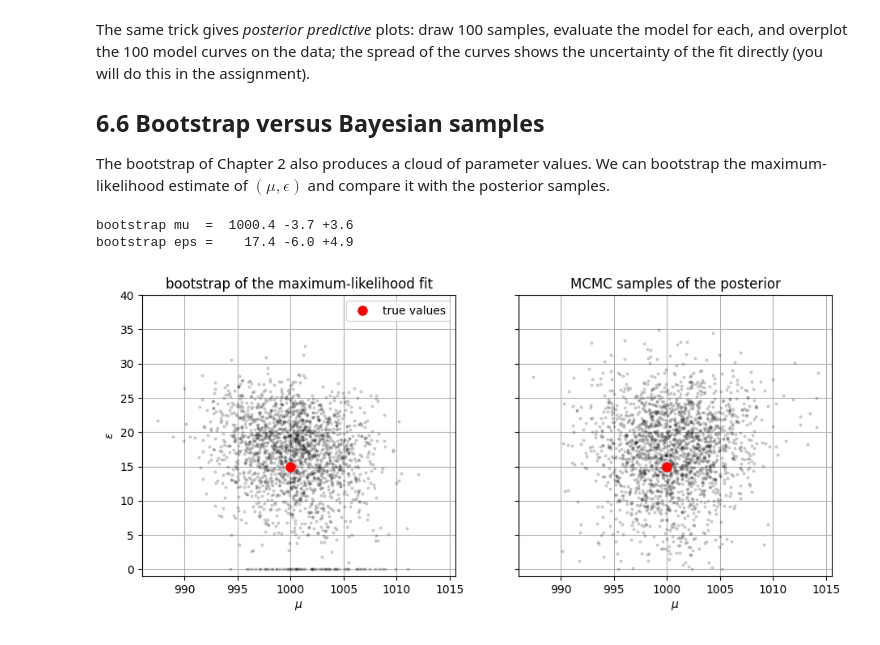
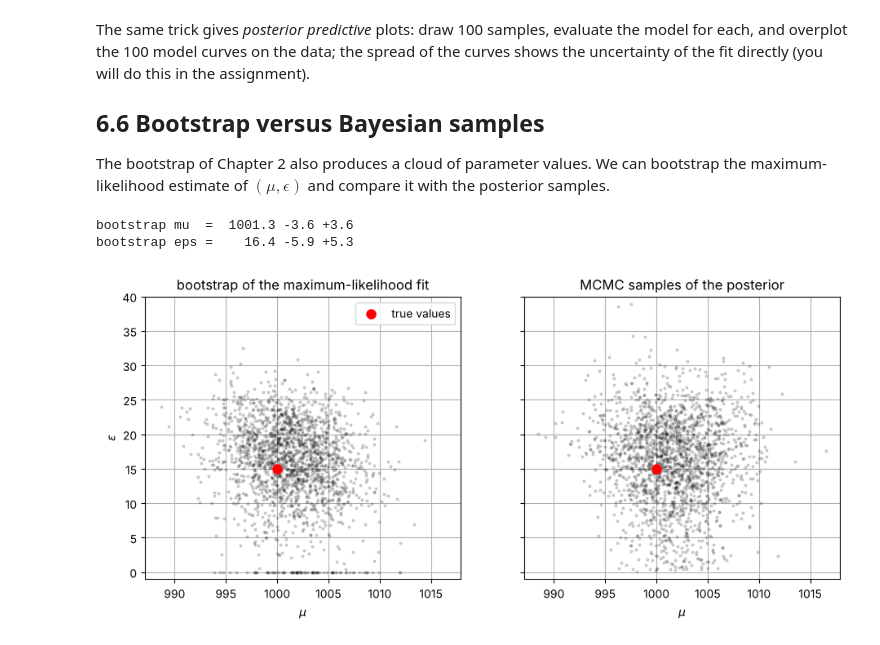
Before and after one commit to sjoertvv/BASTA-lecture-notes, a Jupyter notebook: 06_mcmc.ipynb, the cells around one changed output. Cells and saved outputs as stored; diff of their text form; code cells hidden in the pictures.

Commit message:
Blinky: model variance in the intrinsic-scatter likelihood; simpler Metropolis speedrun; axioms vs definition in Ch 3

```diff
--- a/06_mcmc.ipynb
+++ b/06_mcmc.ipynb
@@ -226,7 +244,7 @@ We sample the posterior of $(\mu, \epsilon)$ for the photon-counts data, which w
 # %%
-def log_likelihood(theta, y, sigma_y):
+def log_likelihood(theta, y):
     mu, eps = theta
-    s2 = sigma_y**2 + eps**2
+    s2 = mu + eps**2                          # Poisson variance of the counts, plus the intrinsic variance
     return -0.5 * np.sum(np.log(2 * np.pi * s2) + (y - mu)**2 / s2)
 
 def log_prior(theta):
@@ -235,19 +253,19 @@ def log_prior(theta):
         return -np.inf
     return 0.0
 
-def log_posterior(theta, y, sigma_y):
+def log_posterior(theta, y):
     lp = log_prior(theta)
     if not np.isfinite(lp):
         return -np.inf
-    return lp + log_likelihood(theta, y, sigma_y)
+    return lp + log_likelihood(theta, y)
 
 # start the walkers in a small ball around the maximum-likelihood solution
-theta_ml = optimize.minimize(lambda th: -log_posterior(th, y, sigma_y), x0=[900, 5], method="Nelder-Mead").x
+theta_ml = optimize.minimize(lambda th: -log_posterior(th, y), x0=[900, 5], method="Nelder-Mead").x
 n_walkers, n_dim = 32, 2
 p0 = theta_ml + np.array([1.0, 1.0]) * rng.normal(size=(n_walkers, n_dim))
 p0[:, 1] = np.abs(p0[:, 1])                # keep eps positive
 
-sampler = emcee.EnsembleSampler(n_walkers, n_dim, log_posterior, args=(y, sigma_y))
+sampler = emcee.EnsembleSampler(n_walkers, n_dim, log_posterior, args=(y,))
 sampler.run_mcmc(p0, 3000, progress=False);
 # %% [markdown]
 ### Inspect the chains
@@ -312,25 +330,25 @@ The bootstrap of Chapter 2 also produces a cloud of parameter values. We can boo
 # %%
 B = 2000
 theta_boot = np.zeros((B, 2))
 for b in range(B):
     idx = rng.integers(0, N, size=N)
-    theta_boot[b] = optimize.minimize(lambda th: -log_likelihood(th, y[idx], sigma_y[idx]),
+    theta_boot[b] = optimize.minimize(lambda th: -log_likelihood(th, y[idx]),
                                       x0=theta_ml, method="Nelder-Mead").x
 theta_boot[:, 1] = np.abs(theta_boot[:, 1])      # the likelihood only depends on eps^2; fold negative solutions back
 
 fig, axs = plt.subplots(1, 2, figsize=(11, 4.5), sharex=True, sharey=True)
 for ax, smp, title in zip(axs, [theta_boot, samples[:len(theta_boot)]], ["bootstrap of the maximum-likelihood fit", "MCMC samples of the posterior"]):
     ax.plot(smp[:, 0], smp[:, 1], ".k", alpha=0.15, ms=4)
     ax.plot(mu_true, eps_true, "o", color="red", ms=8, label="true values")
     ax.set_title(title); ax.set_xlabel(r"$\mu$")
 axs[0].set_ylabel(r"$\epsilon$"); axs[0].legend(); axs[0].set_ylim(-1, 40)
 for name, i in [("mu", 0), ("eps", 1)]:
     lo, med, hi = np.percentile(theta_boot[:, i], [15.9, 50, 84.1])
     print(f"bootstrap {name:3s} = {med:7.1f} -{med-lo:.1f} +{hi-med:.1f}")
 # %% [output]
-bootstrap mu  =  1000.4 -3.7 +3.6
-bootstrap eps =    17.4 -6.0 +4.9
+bootstrap mu  =  1001.3 -3.6 +3.6
+bootstrap eps =    16.4 -5.9 +5.3
-[figure, old version]
+[figure, new version]
 # %% [markdown]
 The two clouds look alike, and the 68% intervals agree. The differences are conceptual as much as practical. The bootstrap describes the *distribution of the estimator* over hypothetical repetitions of the experiment; a bootstrap sample with $\epsilon$ at zero is an artefact of a resampled dataset in which the fit found no scatter. The MCMC samples describe *our knowledge of the parameters given this dataset*, including the prior $\epsilon \geq 0$. The bootstrap needed 2000 maximum-likelihood fits (about ten seconds); `emcee` produced tens of thousands of samples in the same time and needs no fitting at all. And only the posterior samples can be used for marginalization, error propagation and model comparison in the Bayesian sense. Bootstrap is often listed as a frequentist technique, but in practice it is not far from Bayesian sampling with flat priors; when the two disagree, look for a boundary in parameter space or a non-Gaussian likelihood.
 
```
Also changed, not shown: parts of 12 cells of this notebook, 10 other files.
